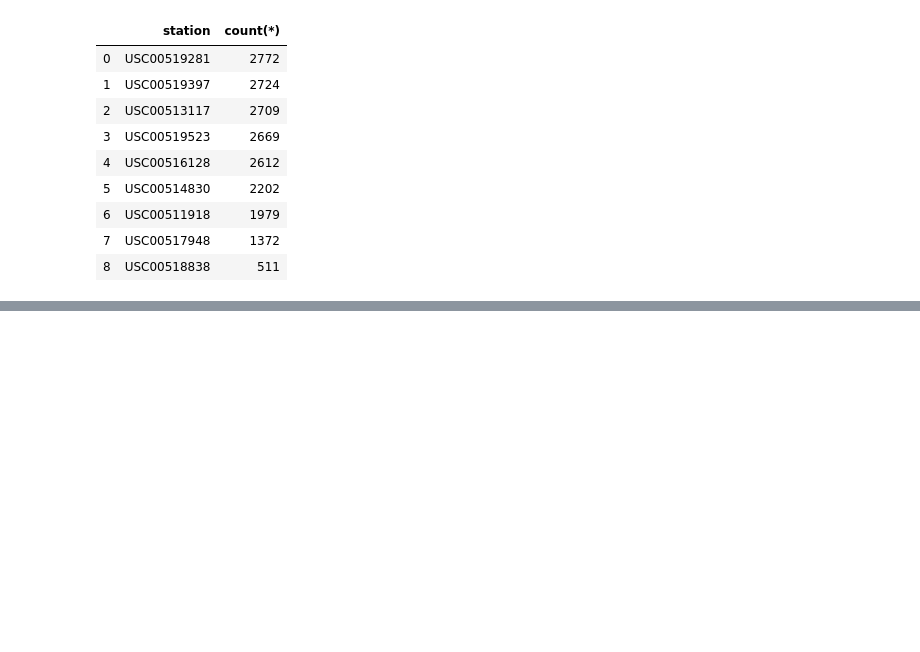
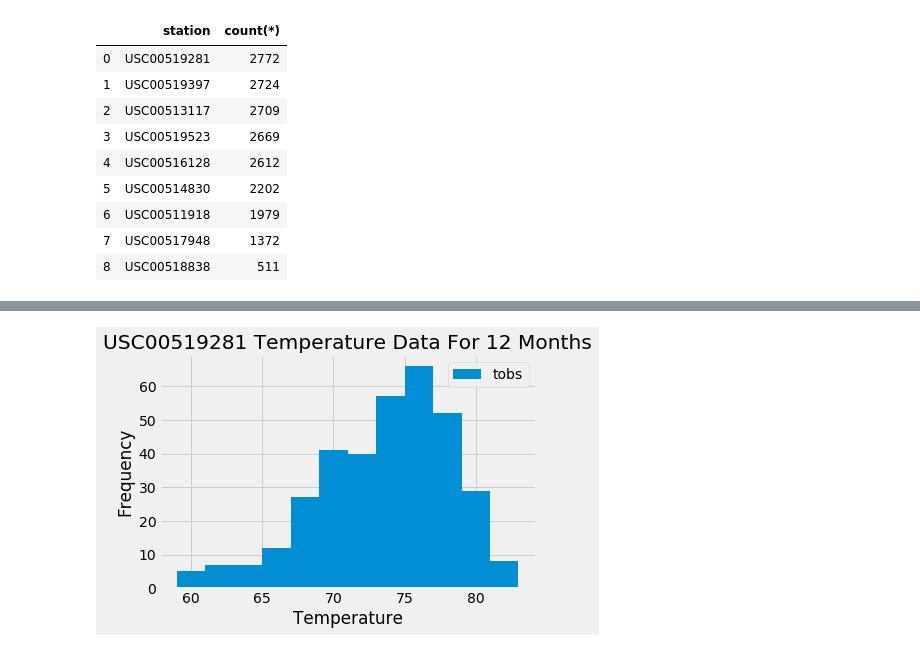
Before and after one commit to kgremillion/sqlalchemy-challenge, a Jupyter notebook: climate_starter.ipynb, the cells around one changed output, grey strips where cells are left out. Saved outputs shown, nothing was run; the diff lists cells and outputs as text; code cells hidden in the pictures; blank space fills up the shorter version.

```diff
--- a/climate_starter.ipynb
+++ b/climate_starter.ipynb
@@ -280,0 +166,16 @@ daily_normals("01-01")
+# %%
+# find the temperature observation data for the last 12 months
+q = session.query(measurement.tobs).\
+    filter(measurement.date > dt.date(2016,8,23)).\
+    filter(measurement.date < dt.date(2017,8,23)).\
+    filter(measurement.station == 'USC00519281').all()
+plot = pd.DataFrame(q)
+# %%
+# plot the temperature observation data for the last 12 months
+plot.plot.hist(bins=12)
+plt.xlabel('Temperature')
+plt.ylabel('Frequency')
+plt.title('USC00519281 Temperature Data For 12 Months')
+plt.show()
+# %% [output]
+[figure, added]
```
Also changed, not shown: parts of 39 cells of this notebook, 1 other file.
